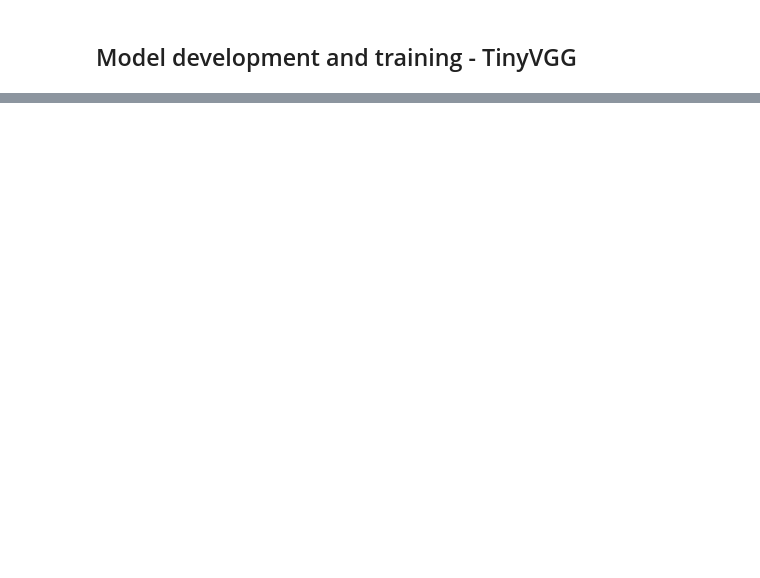
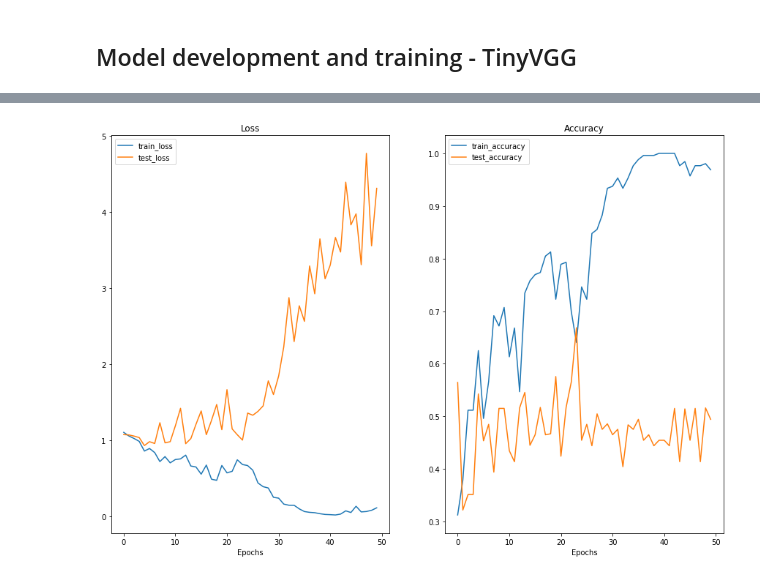
Before and after one commit to yusufbekYuldashev/PytorchForDL, a Jupyter notebook: 04_pytorch_custom_datasets.ipynb, the cells around one changed output, grey strips where cells are left out. Saved outputs shown, nothing was run; the diff lists cells and outputs as text; code cells hidden in the pictures; blank space fills up the shorter version.

```diff
--- a/04_pytorch_custom_datasets.ipynb
+++ b/04_pytorch_custom_datasets.ipynb
@@ -309,0 +444,14 @@ plot_transformed_images(
+# %%
+from tqdm.auto import tqdm
+from timeit import default_timer as timer
+torch.manual_seed(42)
+torch.cuda.manual_seed(42)
+
+model = TinyVGG(3, 50, len(class_names)).to(device)
+optim = torch.optim.Adam(params=model.parameters(), lr=0.001)
+loss_fn = nn.CrossEntropyLoss()
+
+start = timer()
+results = train(model, train_dataloader_simple, test_dataloader_simple, optim, loss_fn, epochs=50, device=device)
+end = timer()
+print(f"Time on {device}: {end-start} seconds")
@@ -309,0 +476,27 @@ plot_transformed_images(
+# %%
+def plot_loss_curves(results):
+    loss = results['train_loss']
+    test_loss = results["test_loss"]
+    accuracy = results["train_acc"]
+    test_accuracy = results["test_acc"]
+    epochs = range(len(loss))
+
+    plt.figure(figsize=(15, 10))
+
+    plt.subplot(1, 2, 1)
+    plt.plot(epochs, loss, label='train_loss')
+    plt.plot(epochs, test_loss, label='test_loss')
+    plt.title('Loss')
+    plt.xlabel('Epochs')
+    plt.legend()
+
+    plt.subplot(1, 2, 2)
+    plt.plot(epochs, accuracy, label='train_accuracy')
+    plt.plot(epochs, test_accuracy, label='test_accuracy')
+    plt.title('Accuracy')
+    plt.xlabel('Epochs')
+    plt.legend()
+
+plot_loss_curves(results)
+# %% [output]
+[figure, added]
```
Also changed, not shown: parts of 12 cells of this notebook, 2 other files.
